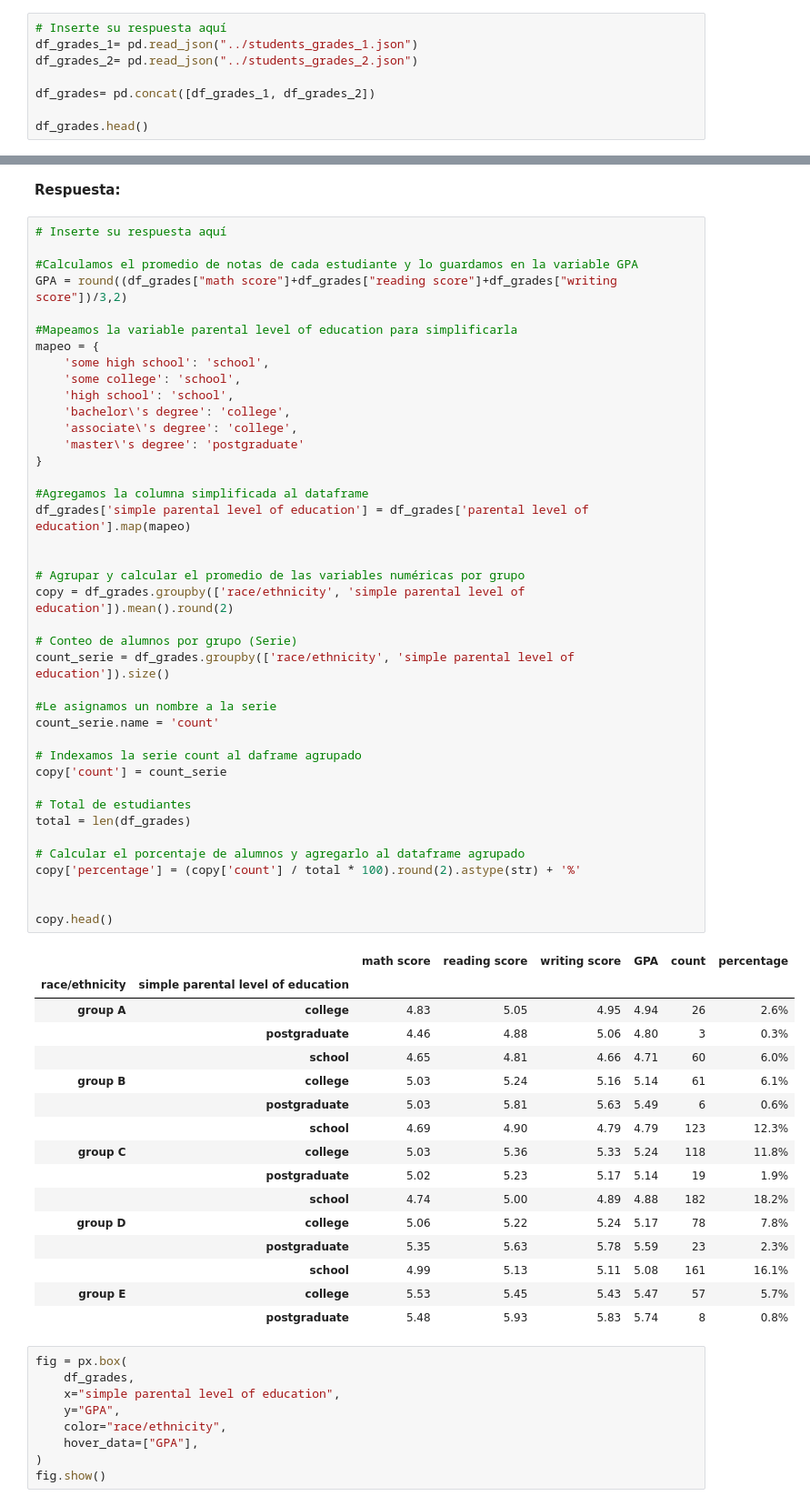
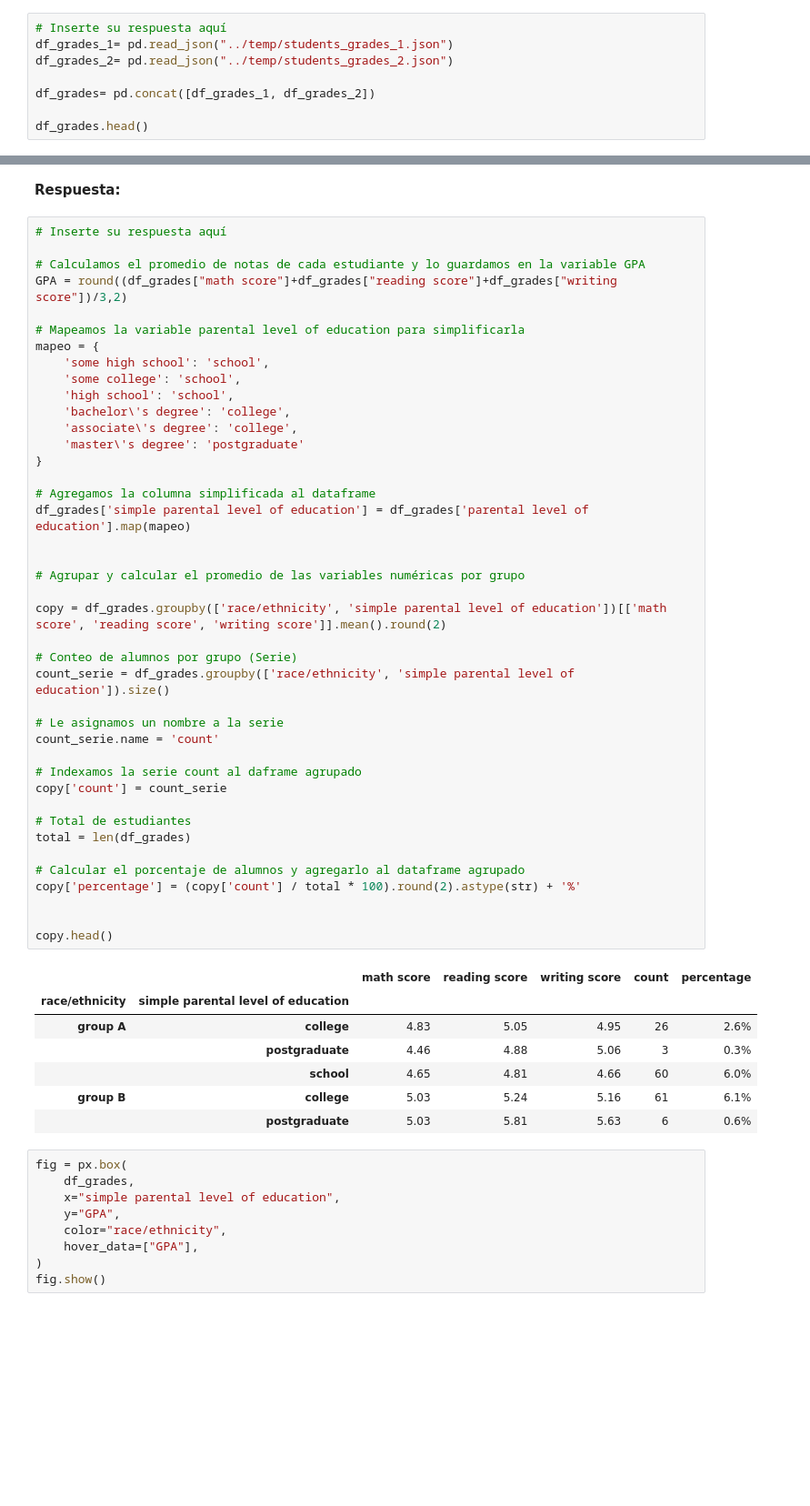
Before and after one commit to IsraPKMNPAP/Laboratorio-de-Herramientas, a Jupyter notebook: Laboratorios/Lab3_enunciado.ipynb, the cells around one changed output, grey strips where cells are left out. Shown at 91% size. Saved outputs shown, nothing was run; the diff lists cells and outputs as text; blank space fills up the shorter version.

```diff
--- a/Laboratorios/Lab3_enunciado.ipynb
+++ b/Laboratorios/Lab3_enunciado.ipynb
@@ -788,8 +787,8 @@ Hint: investigue el método `concat`
 **Respuesta:**
 # %%
 # Inserte su respuesta aquí
-df_grades_1= pd.read_json("../students_grades_1.json")
-df_grades_2= pd.read_json("../students_grades_2.json")
+df_grades_1= pd.read_json("../temp/students_grades_1.json")
+df_grades_2= pd.read_json("../temp/students_grades_2.json")
 
 df_grades= pd.concat([df_grades_1, df_grades_2])
 
@@ -845,60 +844,52 @@ Finalmente, responda las siguientes preguntas sobre el gráfico de caja que vien
 # %%
 # Inserte su respuesta aquí
 
-#Calculamos el promedio de notas de cada estudiante y lo guardamos en la variable GPA
+# Calculamos el promedio de notas de cada estudiante y lo guardamos en la variable GPA
 GPA = round((df_grades["math score"]+df_grades["reading score"]+df_grades["writing score"])/3,2)
 
-#Mapeamos la variable parental level of education para simplificarla
+# Mapeamos la variable parental level of education para simplificarla
 mapeo = {
     'some high school': 'school',
     'some college': 'school',
     'high school': 'school',
     'bachelor\'s degree': 'college',
     'associate\'s degree': 'college',
     'master\'s degree': 'postgraduate'
 }
 
-#Agregamos la columna simplificada al dataframe
+# Agregamos la columna simplificada al dataframe
 df_grades['simple parental level of education'] = df_grades['parental level of education'].map(mapeo)
 
 
 # Agrupar y calcular el promedio de las variables numéricas por grupo
-copy = df_grades.groupby(['race/ethnicity', 'simple parental level of education']).mean().round(2)
+
+copy = df_grades.groupby(['race/ethnicity', 'simple parental level of education'])[['math score', 'reading score', 'writing score']].mean().round(2)
 
 # Conteo de alumnos por grupo (Serie)
 count_serie = df_grades.groupby(['race/ethnicity', 'simple parental level of education']).size()
 
-#Le asignamos un nombre a la serie
+# Le asignamos un nombre a la serie
 count_serie.name = 'count'
 
 # Indexamos la serie count al daframe agrupado
 copy['count'] = count_serie
 
 # Total de estudiantes
 total = len(df_grades)
 
 # Calcular el porcentaje de alumnos y agregarlo al dataframe agrupado
 copy['percentage'] = (copy['count'] / total * 100).round(2).astype(str) + '%'
 
 
 copy.head()
 # %% [output]
-|  |  | math score | reading score | writing score | GPA | count | percentage |
-| race/ethnicity | simple parental level of education |  |  |  |  |  |  |
-| group A | college | 4.83 | 5.05 | 4.95 | 4.94 | 26 | 2.6% |
-|  | postgraduate | 4.46 | 4.88 | 5.06 | 4.80 | 3 | 0.3% |
-|  | school | 4.65 | 4.81 | 4.66 | 4.71 | 60 | 6.0% |
-| group B | college | 5.03 | 5.24 | 5.16 | 5.14 | 61 | 6.1% |
-|  | postgraduate | 5.03 | 5.81 | 5.63 | 5.49 | 6 | 0.6% |
-|  | school | 4.69 | 4.90 | 4.79 | 4.79 | 123 | 12.3% |
-| group C | college | 5.03 | 5.36 | 5.33 | 5.24 | 118 | 11.8% |
-|  | postgraduate | 5.02 | 5.23 | 5.17 | 5.14 | 19 | 1.9% |
-|  | school | 4.74 | 5.00 | 4.89 | 4.88 | 182 | 18.2% |
-| group D | college | 5.06 | 5.22 | 5.24 | 5.17 | 78 | 7.8% |
-|  | postgraduate | 5.35 | 5.63 | 5.78 | 5.59 | 23 | 2.3% |
-|  | school | 4.99 | 5.13 | 5.11 | 5.08 | 161 | 16.1% |
-| group E | college | 5.53 | 5.45 | 5.43 | 5.47 | 57 | 5.7% |
-|  | postgraduate | 5.48 | 5.93 | 5.83 | 5.74 | 8 | 0.8% |
+|  |  | math score | reading score | writing score | count | percentage |
+| race/ethnicity | simple parental level of education |  |  |  |  |  |
+| group A | college | 4.83 | 5.05 | 4.95 | 26 | 2.6% |
+|  | postgraduate | 4.46 | 4.88 | 5.06 | 3 | 0.3% |
+|  | school | 4.65 | 4.81 | 4.66 | 60 | 6.0% |
+| group B | college | 5.03 | 5.24 | 5.16 | 61 | 6.1% |
+|  | postgraduate | 5.03 | 5.81 | 5.63 | 6 | 0.6% |
 # %%
 fig = px.box(
     df_grades,
```
Also changed, not shown: parts of 6 cells of this notebook.
